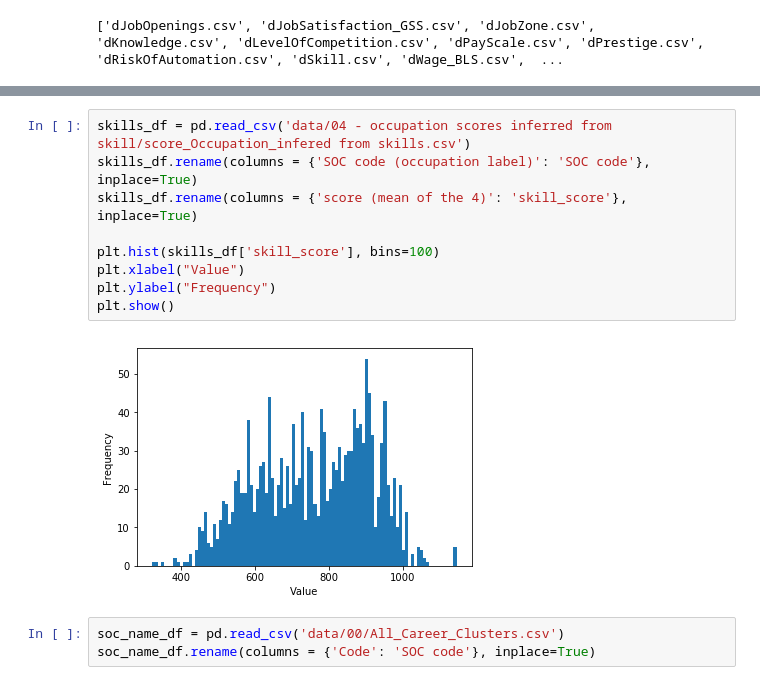
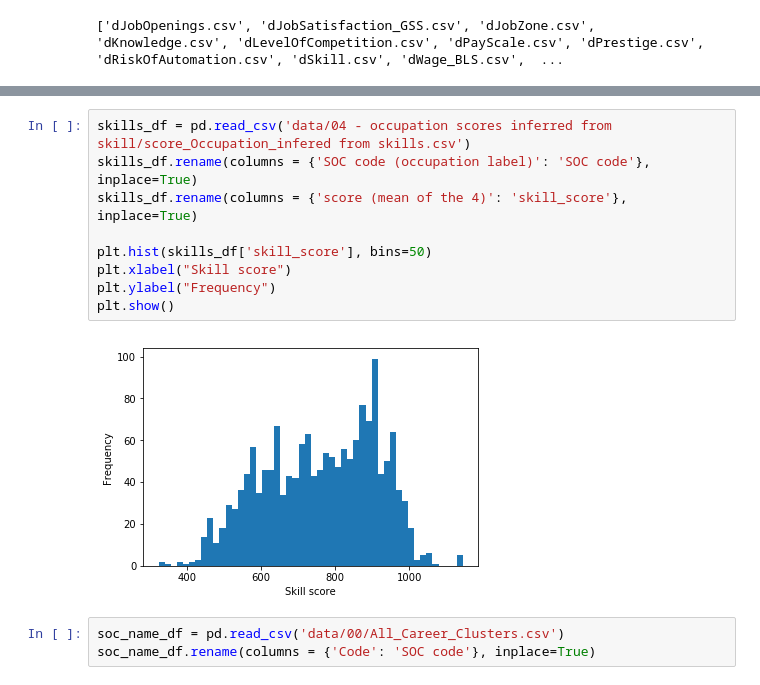
Before and after one commit to richardbatty/careers-data-analysis, a Jupyter notebook: Careers data analysis.ipynb, the cells around one changed output, grey strips where cells are left out. Saved outputs shown, nothing was run; the diff lists cells and outputs as text.

```diff
--- a/Careers data analysis.ipynb
+++ b/Careers data analysis.ipynb
@@ -48,14 +48,14 @@ plt.show()
 # %%
 skills_df = pd.read_csv('data/04 - occupation scores inferred from skill/score_Occupation_infered from skills.csv')
 skills_df.rename(columns = {'SOC code (occupation label)': 'SOC code'}, inplace=True)
 skills_df.rename(columns = {'score (mean of the 4)': 'skill_score'}, inplace=True)
 
-plt.hist(skills_df['skill_score'], bins=100)
-plt.xlabel("Value")
+plt.hist(skills_df['skill_score'], bins=50)
+plt.xlabel("Skill score")
 plt.ylabel("Frequency")
 plt.show()
 # %% [output]
-[figure, old version]
+[figure, new version]
 # %%
 soc_name_df = pd.read_csv('data/00/All_Career_Clusters.csv')
 soc_name_df.rename(columns = {'Code': 'SOC code'}, inplace=True)
```
Also changed, not shown: parts of 5 cells of this notebook.
